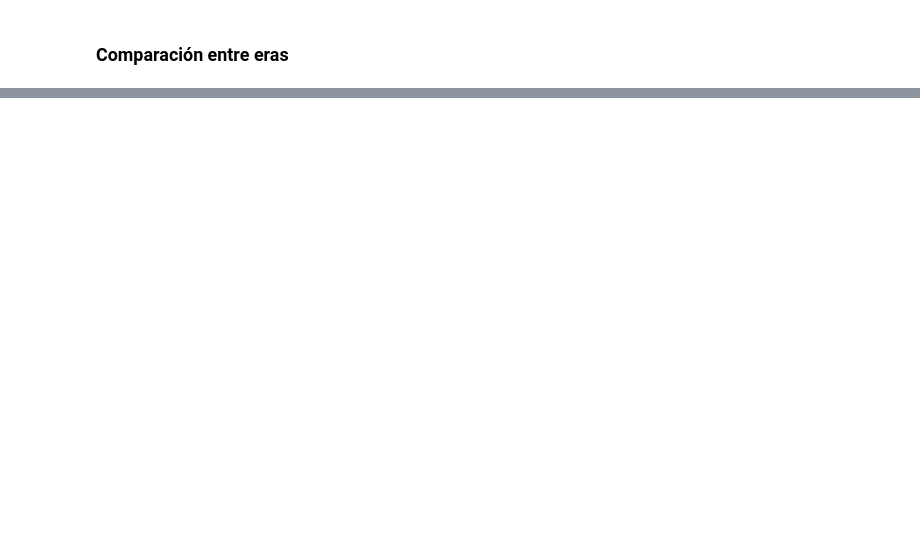
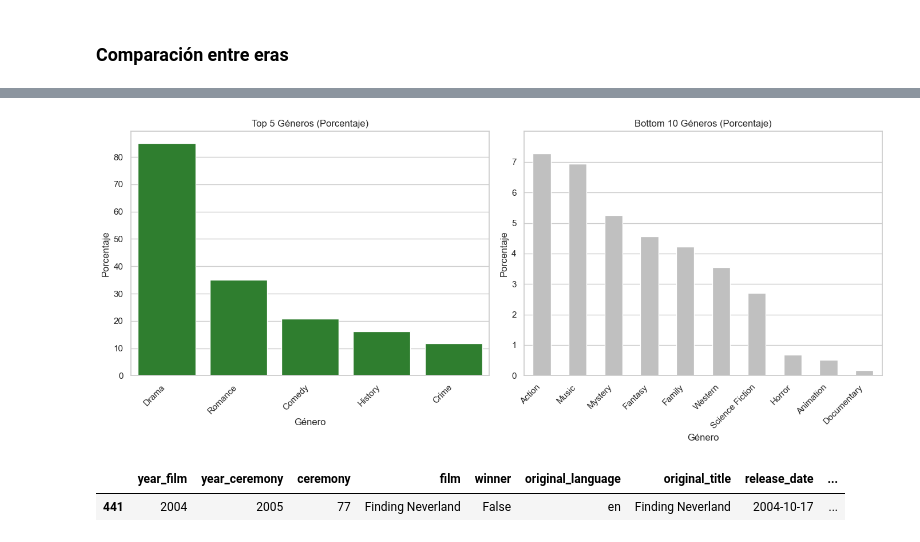
Before and after one commit to njisly/online_ds_thebridge_Nur, a Jupyter notebook: EDA/8.ipynb, the cells around one changed output, grey strips where cells are left out. Drawn from its saved outputs; the diff is of its cells as text; code cells hidden in the pictures; blank space fills up the shorter version.

```diff
--- a/EDA/8.ipynb
+++ b/EDA/8.ipynb
@@ -135,0 +201,39 @@ df.sample(10)
+# %%
+# Obtener los géneros más y menos populares
+top_genres = df_exploded['genre'].value_counts().nlargest(5).index
+bottom_genres = df_exploded['genre'].value_counts().nsmallest(10).index
+
+# Calcular porcentajes
+total_entries = len(df)
+top_genres_percentage = df_exploded['genre'].value_counts().nlargest(5) / total_entries * 100
+bottom_genres_percentage = df_exploded['genre'].value_counts().nsmallest(10) / total_entries * 100
+
+# Figure
+plt.figure(figsize=(14, 6))
+
+# Top
+plt.subplot(1, 2, 1)
+sns.barplot(x=top_genres_percentage.index, y=top_genres_percentage.values, color='forestgreen')
+plt.title('Top 5 Géneros (Porcentaje)')
+plt.xlabel('Género')
+plt.ylabel("Porcentaje")
+plt.xticks(rotation=45, ha='right')
+
+# Bottom
+plt.subplot(1, 2, 2)
+sns.barplot(x=bottom_genres_percentage.index, y=bottom_genres_percentage.values, color='silver', saturation=.3, width=.5, order=bottom_genres[::-1])
+plt.title('Bottom 10 Géneros (Porcentaje)')
+plt.xlabel('Género')
+plt.xticks(rotation=45, ha='right')
+plt.yticks(range(0, 8, 1))
+plt.ylabel("Porcentaje")
+plt.ylim(0, 8)
+plt.tight_layout()
+plt.show()
+# %% [output]
+[figure, added]
+# %%
+df_exploded[df_exploded["genre"]=="Documentary"]
+# %% [output]
+|  | year_film | year_ceremony | ceremony | film | winner | original_language | original_title | release_date | ... |
+| 441 | 2004 | 2005 | 77 | Finding Neverland | False | en | Finding Neverland | 2004-10-17 | ... |
```
Also changed, not shown: parts of 34 cells of this notebook, 2 other files.
